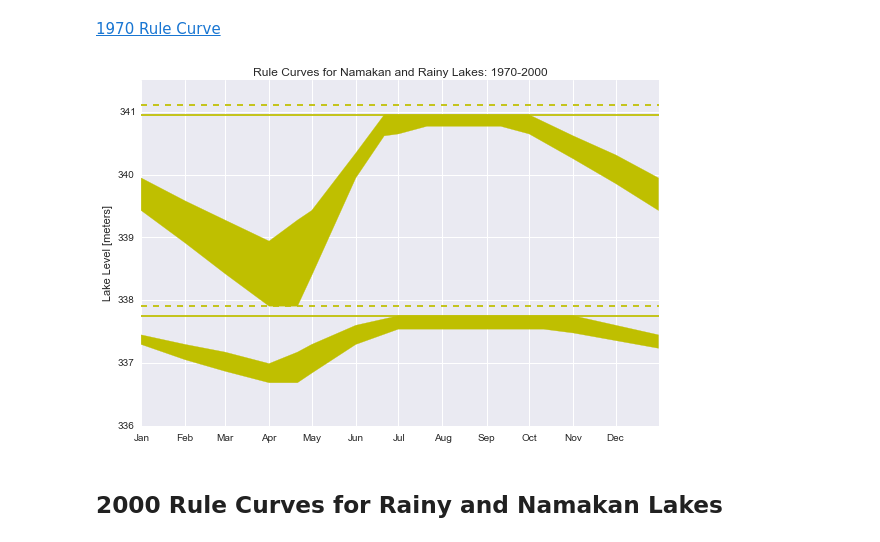
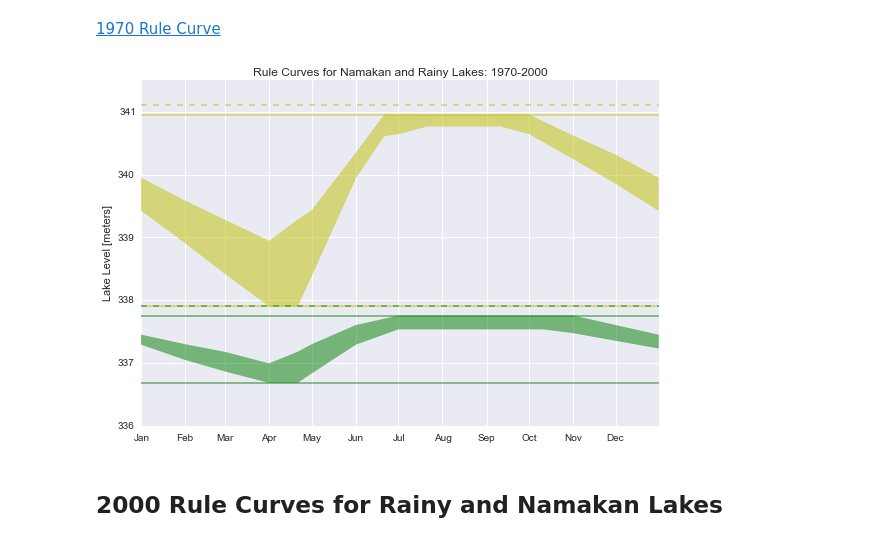
Before and after one commit to kmcgarry7/Rainy-Lake-Hydrology, a Jupyter notebook: Rule_Curves_for_Rainy_and_Namakan_Lakes.ipynb, the cells around one changed output. Cells and saved outputs as stored; diff of their text form; code cells hidden in the pictures.

```diff
--- a/Rule_Curves_for_Rainy_and_Namakan_Lakes.ipynb
+++ b/Rule_Curves_for_Rainy_and_Namakan_Lakes.ipynb
@@ -34,84 +39,84 @@ yr = 2014
 
 # Rainy Lake
 RL1970  = {
-    datetime.datetime(yr, 1, 1): [1106.6, 1107.1, 1108.1, 1108.6],
-    datetime.datetime(yr, 2, 1): [1105.8, 1106.6, 1108.1, 1108.6],
-    datetime.datetime(yr, 3, 1): [1105.2, 1106.2, 1108.1, 1108.6],
-    datetime.datetime(yr, 4, 1): [1104.6, 1105.6, 1108.1, 1108.6],
-    datetime.datetime(yr, 4,21): [1104.6, 1106.2, 1108.1, 1108.6],
-    datetime.datetime(yr, 5, 1): [1105.1, 1106.6, 1108.1, 1108.6],
-    datetime.datetime(yr, 6, 1): [1106.6, 1107.6, 1108.1, 1108.6],
-    datetime.datetime(yr, 7, 1): [1107.4, 1108.1, 1108.1, 1108.6],
-    datetime.datetime(yr, 8, 1): [1107.4, 1108.1, 1108.1, 1108.6],
-    datetime.datetime(yr, 9, 1): [1107.4, 1108.1, 1108.1, 1108.6],
-    datetime.datetime(yr,10, 1): [1107.4, 1108.1, 1108.1, 1108.6],
-    datetime.datetime(yr,10,11): [1107.4, 1108.1, 1108.1, 1108.6],
-    datetime.datetime(yr,11, 1): [1107.2, 1108.1, 1108.1, 1108.6],
-    datetime.datetime(yr,12, 1): [1106.8, 1107.6, 1108.1, 1108.6],
-    datetime.datetime(yr,12,31): [1106.4, 1107.1, 1108.1, 1108.6]
+    datetime.datetime(yr, 1, 1): [1104.6, 1106.6, 1107.1, 1108.1, 1108.6],
+    datetime.datetime(yr, 2, 1): [1104.6, 1105.8, 1106.6, 1108.1, 1108.6],
+    datetime.datetime(yr, 3, 1): [1104.6, 1105.2, 1106.2, 1108.1, 1108.6],
+    datetime.datetime(yr, 4, 1): [1104.6, 1104.6, 1105.6, 1108.1, 1108.6],
+    datetime.datetime(yr, 4,21): [1104.6, 1104.6, 1106.2, 1108.1, 1108.6],
+    datetime.datetime(yr, 5, 1): [1104.6, 1105.1, 1106.6, 1108.1, 1108.6],
+    datetime.datetime(yr, 6, 1): [1104.6, 1106.6, 1107.6, 1108.1, 1108.6],
+    datetime.datetime(yr, 7, 1): [1104.6, 1107.4, 1108.1, 1108.1, 1108.6],
+    datetime.datetime(yr, 8, 1): [1104.6, 1107.4, 1108.1, 1108.1, 1108.6],
+    datetime.datetime(yr, 9, 1): [1104.6, 1107.4, 1108.1, 1108.1, 1108.6],
+    datetime.datetime(yr,10, 1): [1104.6, 1107.4, 1108.1, 1108.1, 1108.6],
+    datetime.datetime(yr,10,11): [1104.6, 1107.4, 1108.1, 1108.1, 1108.6],
+    datetime.datetime(yr,11, 1): [1104.6, 1107.2, 1108.1, 1108.1, 1108.6],
+    datetime.datetime(yr,12, 1): [1104.6, 1106.8, 1107.6, 1108.1, 1108.6],
+    datetime.datetime(yr,12,31): [1104.6, 1106.4, 1107.1, 1108.1, 1108.6]
 }
 
 RL1970 = pd.DataFrame.from_dict(RL1970).transpose()/3.2808
-RL1970.columns = ['LRC','URC','EHW','AGO']
+RL1970.columns = ['ELW','LRC','URC','EHW','AGO']
 RL1970 = RL1970.resample(rule='1D').interpolate()
 
 # Namakan Lake
 NL1970 = {
-    datetime.datetime(yr, 1, 1): [1113.6, 1115.3, 1118.6, 1119.1],
-    datetime.datetime(yr, 2, 1): [1111.9, 1114.1, 1118.6, 1119.1],
-    datetime.datetime(yr, 3, 1): [1110.3, 1113.1, 1118.6, 1119.1],
-    datetime.datetime(yr, 4, 1): [1108.6, 1112.0, 1118.6, 1119.1],
-    datetime.datetime(yr, 4,21): [1108.6, 1113.1, 1118.6, 1119.1],
-    datetime.datetime(yr, 5, 1): [1110.2, 1113.6, 1118.6, 1119.1],
-    datetime.datetime(yr, 6, 1): [1115.3, 1116.6, 1118.6, 1119.1],
-    datetime.datetime(yr, 6,21): [1117.5, 1118.6, 1118.6, 1119.1],
-    datetime.datetime(yr, 7, 1): [1117.6, 1118.6, 1118.6, 1119.1],
-    datetime.datetime(yr, 7,21): [1118.0, 1118.6, 1118.6, 1119.1],
-    datetime.datetime(yr, 8, 1): [1118.0, 1118.6, 1118.6, 1119.1],
-    datetime.datetime(yr, 9, 1): [1118.0, 1118.6, 1118.6, 1119.1],
-    datetime.datetime(yr, 9,11): [1118.0, 1118.6, 1118.6, 1119.1],
-    datetime.datetime(yr,10, 1): [1117.6, 1118.6, 1118.6, 1119.1],
-    datetime.datetime(yr,11, 1): [1116.3, 1117.5, 1118.6, 1119.1],
-    datetime.datetime(yr,12, 1): [1115.0, 1116.5, 1118.6, 1119.1],
-    datetime.datetime(yr,12,31): [1113.6, 1115.3, 1118.6, 1119.1]
+    datetime.datetime(yr, 1, 1): [1108.6, 1113.6, 1115.3, 1118.6, 1119.1],
+    datetime.datetime(yr, 2, 1): [1108.6, 1111.9, 1114.1, 1118.6, 1119.1],
+    datetime.datetime(yr, 3, 1): [1108.6, 1110.3, 1113.1, 1118.6, 1119.1],
+    datetime.datetime(yr, 4, 1): [1108.6, 1108.6, 1112.0, 1118.6, 1119.1],
+    datetime.datetime(yr, 4,21): [1108.6, 1108.6, 1113.1, 1118.6, 1119.1],
+    datetime.datetime(yr, 5, 1): [1108.6, 1110.2, 1113.6, 1118.6, 1119.1],
+    datetime.datetime(yr, 6, 1): [1108.6, 1115.3, 1116.6, 1118.6, 1119.1],
+    datetime.datetime(yr, 6,21): [1108.6, 1117.5, 1118.6, 1118.6, 1119.1],
+    datetime.datetime(yr, 7, 1): [1108.6, 1117.6, 1118.6, 1118.6, 1119.1],
+    datetime.datetime(yr, 7,21): [1108.6, 1118.0, 1118.6, 1118.6, 1119.1],
+    datetime.datetime(yr, 8, 1): [1108.6, 1118.0, 1118.6, 1118.6, 1119.1],
+    datetime.datetime(yr, 9, 1): [1108.6, 1118.0, 1118.6, 1118.6, 1119.1],
+    datetime.datetime(yr, 9,11): [1108.6, 1118.0, 1118.6, 1118.6, 1119.1],
+    datetime.datetime(yr,10, 1): [1108.6, 1117.6, 1118.6, 1118.6, 1119.1],
+    datetime.datetime(yr,11, 1): [1108.6, 1116.3, 1117.5, 1118.6, 1119.1],
+    datetime.datetime(yr,12, 1): [1108.6, 1115.0, 1116.5, 1118.6, 1119.1],
+    datetime.datetime(yr,12,31): [1108.6, 1113.6, 1115.3, 1118.6, 1119.1]
 }
 
 NL1970 = pd.DataFrame.from_dict(NL1970).transpose()/3.2808
-NL1970.columns = ['LRC','URC','EHW','AGO']
+NL1970.columns = ['ELW','LRC','URC','EHW','AGO']
 NL1970 = NL1970.resample(rule='1D').interpolate()
 
 # Plot 1970 Rule Curves
 
 plt.hold(True)
-plt.plot(NL1970.index,NL1970['EHW'],color='y')
-plt.plot(NL1970.index,NL1970['AGO'],'y--')
-plt.plot(RL1970.index,RL1970['EHW'],color='y')
-plt.plot(RL1970.index,RL1970['AGO'],'y--')
+plt.plot(NL1970.index,NL1970['EHW'],color='y',alpha=0.5)
+plt.plot(NL1970.index,NL1970['ELW'],color='y',alpha=0.5)
+plt.plot(NL1970.index,NL1970['AGO'],'y--',alpha=0.5)
+plt.plot(RL1970.index,RL1970['EHW'],color='g',alpha=0.5)
+plt.plot(RL1970.index,RL1970['ELW'],color='g',alpha=0.5)
+plt.plot(RL1970.index,RL1970['AGO'],'g--',alpha=0.5)
 
 plt.fill_between(NL1970.index,
                  NL1970['LRC'].tolist(),
                  NL1970['URC'].tolist(),
-                 color='y',
-                 alpha='1')
+                 color='y', alpha='0.5')
 
 plt.fill_between(RL1970.index,
                  RL1970['LRC'].tolist(),
                  RL1970['URC'].tolist(),
-                 color='y',
-                 alpha='1')
+                 color='g', alpha='0.5')
 
 plt.ylabel('Lake Level [meters]')
 plt.ylim(336,341.5)
 plt.title('Rule Curves for Namakan and Rainy Lakes: 1970-2000')
 plt.hold(False)
 
 import matplotlib.dates as mdates
 
 plt.gca().xaxis.set_major_locator(mdates.MonthLocator())
 plt.gca().xaxis.set_major_formatter(mdates.DateFormatter('%b'))
 
 plt.tight_layout()
 # %% [output]
-[figure, old version]
+[figure, new version]
 # %% [markdown]
 ## <a name=section02></a>2000 Rule Curves for Rainy and Namakan Lakes
```
Also changed, not shown: parts of 7 cells of this notebook, 5 other files.
